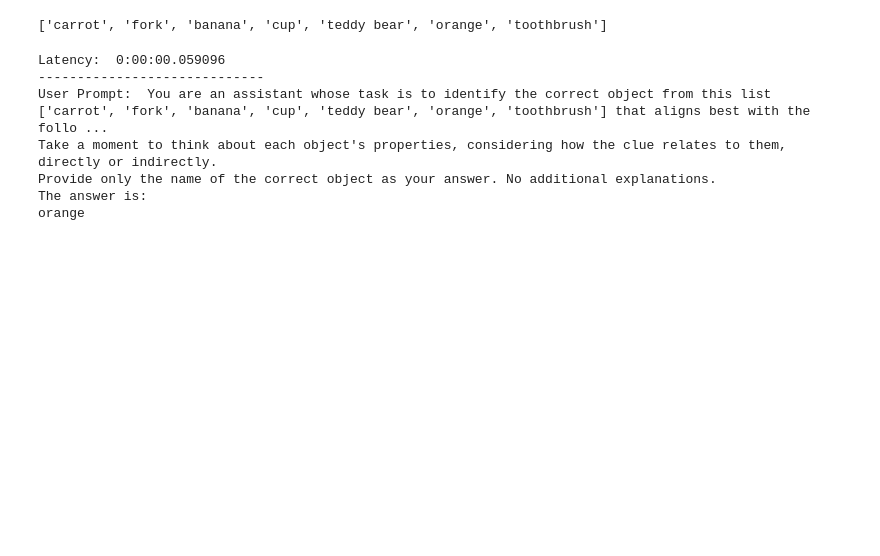
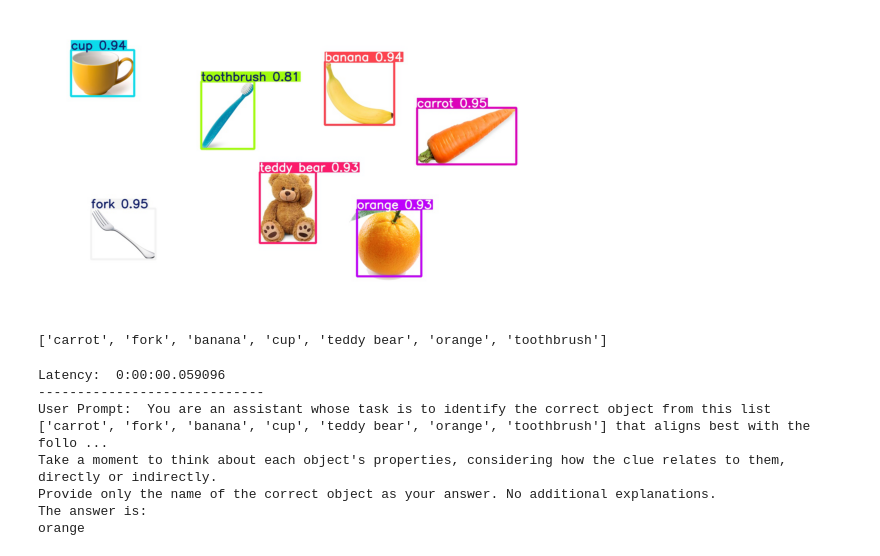
Before and after one commit to eldor-fozilov/guessing-game-with-robot, a Jupyter notebook: scripts/yollo_and_llm.ipynb, the cells around one changed output. Saved outputs shown, nothing was run; the diff lists cells and outputs as text; code cells hidden in the pictures; blank space fills up the shorter version.

Commit message:
add original result

```diff
--- a/scripts/yollo_and_llm.ipynb
+++ b/scripts/yollo_and_llm.ipynb
@@ -16,3 +20,10 @@ obj_pred = result.boxes.cls
+# %%
+img = plt.imread("images/output/result.jpg")
+plt.axis('off')
+plt.imshow(img)
+plt.show()
+# %% [output]
+[figure, added]
 # %%
 classes # 80 classes (total number of classed in YOLOv11 model)
 # %%
```
Also changed, not shown: parts of 2 cells of this notebook.
